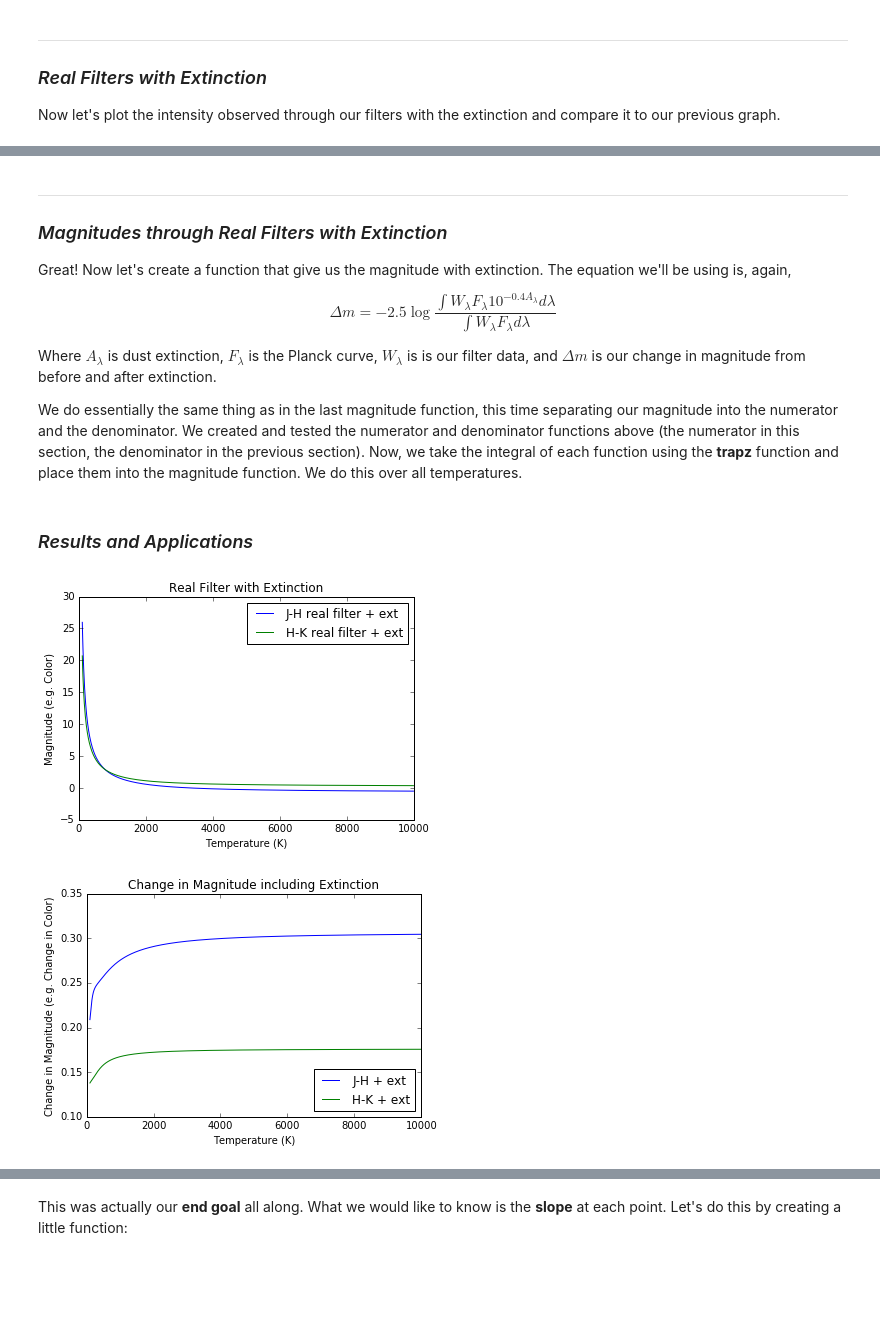
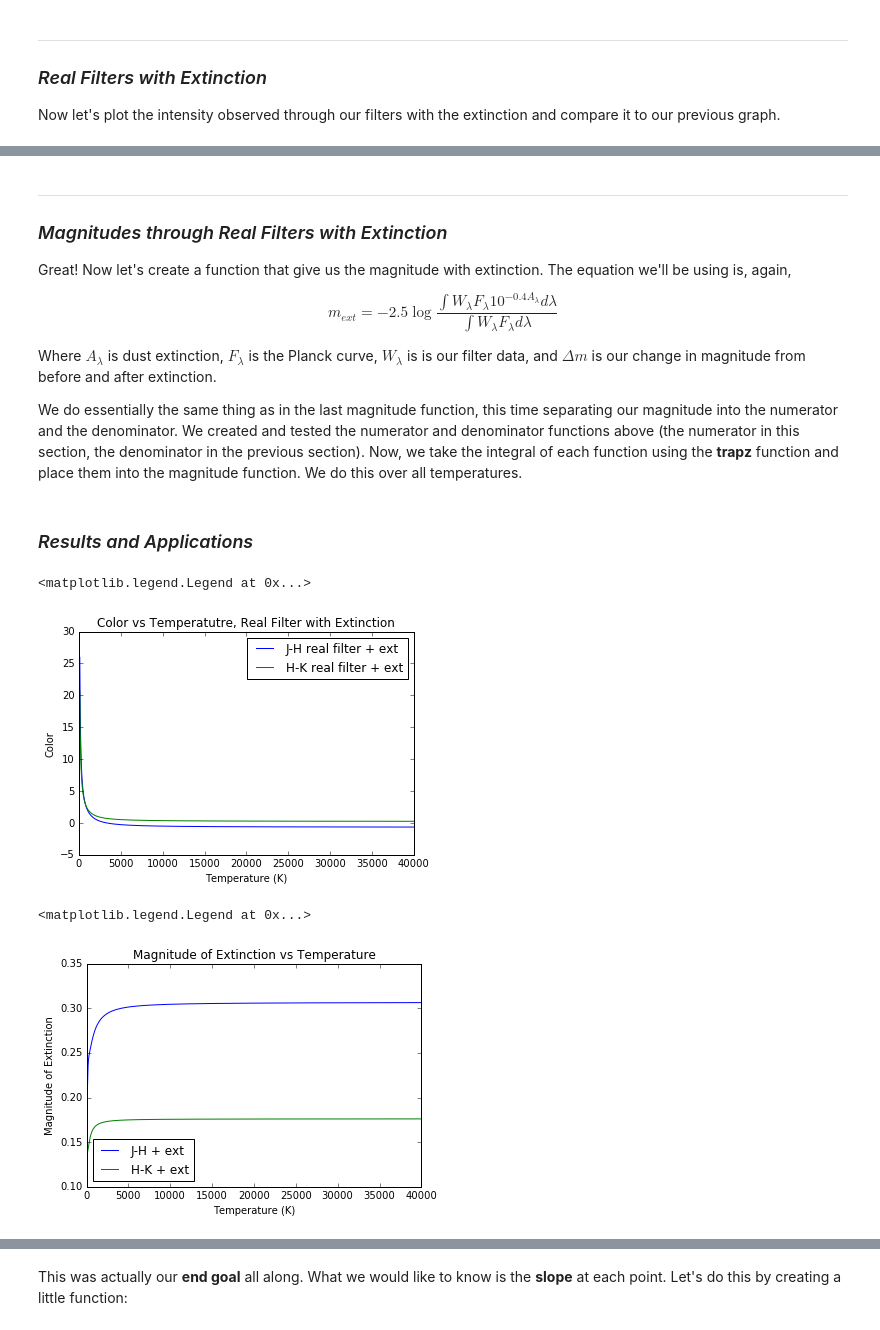
Before and after one commit to eliasog/ResearchFilters, a Jupyter notebook: Research_FiltersAndExtinction_IdealBackgroundSource.ipynb, the cells around one changed output, grey strips where cells are left out. Drawn from its saved outputs; the diff is of its cells as text; code cells hidden in the pictures; blank space fills up the shorter version.

```diff
--- a/Research_FiltersAndExtinction_IdealBackgroundSource.ipynb
+++ b/Research_FiltersAndExtinction_IdealBackgroundSource.ipynb
@@ -92,14 +111,14 @@ def planck(x, T):
     c = 3.0e+8     ## m s^-1
     k = 1.38e-23   ## J K^-1
 
-    a0 = 2.0*h*c**2
+    a0 = 2.0*(np.pi)*h*c**2
     b0 = (h*c)/(x*k*T)
     intensity = a0 / ((x**5) * (np.exp(b0) - 1.0) ) ## W m^-3
 
     return intensity
 
 wavelengths = np.arange(1e-9, 3e-6, 1e-9)   ## for our "x" value in the function
-temperatures = np.arange(100, 10000, 10)   ## for our "T" value in the function; the first third of of Main Sequence temps
+temperatures = np.arange(100, 40000, 10)   ## for our "T" value in the function; the first third of of Main Sequence temps
 # %% [markdown]
 Below we plot this intensity as a function of wavelength. Each curve will be for a different temperaure.
 # %%
@@ -479,7 +508,7 @@ def planck_microns(x, T):
     c = 3.0e+8         ## m s^-1
     k = 1.38e-23       ## J K^-1
 
-    a0 = 2.0*h*c**2
+    a0 = 2.0*(np.pi)*h*c**2
     b0 = (h*c)/((x*1e-6)*k*T)
     intensity = a0 / (((x*1e-6)**5) * (np.exp(b0) - 1.0) )
 
@@ -634,21 +710,19 @@ Our next step is to plot the real filter curves including extinction.
 
 Luckily, we were given a function to find and use several extinction values.
 # %%
-## given by Dr. Larson to find A
-
 def getFMext(wave,R,source):
 
     """
         Input: wavelength in microns, nominal R = 3.1
             source='f99' for Fitzpatrick 1999 or ='fmunred' for fmunred.pro
-        Output: Al/EBV, so user must divide by R to get Al/AV
+            source='f99 tables' reproduces common misunderstanding from that paper
+        Output: Al/EBV, so user must divide by R to get Al/AV !!!
     """
 
-    from scipy.interpolate import interp1d
+    import numpy as np
+    import scipy.interpolate as interp
 
-    import numpy as np
-
-    x_anchors = 1.0E4 / np.array([np.inf, 26500., 12200., 6000., 5470., 4670., 4110.]) #microns
+    x_anchors = 1.0E4 / np.array([np.inf, 26500., 12200., 6000., 5470., 4670., 4110.]) # microns
 
     if source=="f99 tables": # Don't use, for demonstration only
         a26500= 0.265
@@ -657,7 +731,8 @@ def getFMext(wave,R,source):
         a5470 = -0.050 +1.0016*R
         a4670 =  0.701 +1.0016*R
         a4110 =  1.208 +1.0032*R -0.00033*R**2.0 # typo in the paper -KAL
-    if source=="f99": # Don't use, for demonstration only
+
+    elif source=="f99":
         a26500= 0.265*R/3.1
         a12200= 0.829*R/3.1
         a6000 = -0.426 +1.0044*R
@@ -666,7 +741,7 @@ def getFMext(wave,R,source):
         a4110 =  1.208 +1.0032*R -0.00033*R**2.0 # typo in the paper -KAL
 
     elif source=="fmunred":
-        a26500= 0.26469*R/3.1    # R-dependent IR is the big change here -KAL
+        a26500= 0.26469*R/3.1
         a12200= 0.82925*R/3.1
         a6000 = -4.22809e-01 +1.00270*R+2.13572e-04*R**2.0
         a5470 = -5.13540e-02 +1.00216*R-7.35778e-05*R**2.0
@@ -675,7 +750,7 @@ def getFMext(wave,R,source):
 
     a_anchors = np.array([0.0, a26500, a12200, a6000, a5470, a4670, a4110])
 
-    f=interp1d(x_anchors, a_anchors, kind='cubic')
+    f=interp.interp1d(x_anchors, a_anchors, kind='cubic')
 
 
     return f(1.0/wave)
@@ -734,7 +809,7 @@ plt.legend(loc='best')
 
 Great! Now let's create a function that give us the magnitude with extinction. The equation we'll be using is, again,
 
-$$ \Delta m = -2.5 \log \frac{\int W_{\lambda} F_{\lambda} 10^{-0.4A_{\lambda}} d\lambda}{\int W_{\lambda} F_{\lambda}  d\lambda} $$
+$$ m_{ext} = -2.5 \log \frac{\int W_{\lambda} F_{\lambda} 10^{-0.4A_{\lambda}} d\lambda}{\int W_{\lambda} F_{\lambda}  d\lambda} $$
 
 Where $A_{\lambda}$ is dust extinction,
 $F_{\lambda}$ is the Planck curve,
@@ -777,25 +852,23 @@ H_K_realfilter_extinction = H_K_realfilter + H_K_extinction
 plt.plot(temperatures, J_H_realfilter_extinction, label='J-H real filter + ext')
 plt.plot(temperatures, H_K_realfilter_extinction, label='H-K real filter + ext')
 
-plt.title('Real Filter with Extinction')
+plt.title('Color vs Temperatutre, Real Filter with Extinction')
 plt.xlabel('Temperature (K)')
-plt.ylabel('Magnitude (e.g. Color)')
+plt.ylabel('Color')
 
 plt.legend(loc='best')
-
-plt.savefig('Real Filter with Extinction')
 # %% [output]
+<matplotlib.legend.Legend at 0x...>
-[figure, old version]
+[figure, new version]
 # %%
 plt.plot(temperatures, J_H_extinction, label='J-H + ext')
 plt.plot(temperatures, H_K_extinction, label='H-K + ext')
 
-plt.title('Change in Magnitude including Extinction')
+plt.title('Magnitude of Extinction vs Temperature')
 plt.xlabel('Temperature (K)')
-plt.ylabel('Change in Magnitude (e.g. Change in Color)')
+plt.ylabel('Magnitude of Extinction')
 
 plt.legend(loc='best')
-
-plt.savefig('Change in Magnitude due to Extinction')
 # %% [output]
+<matplotlib.legend.Legend at 0x...>
-[figure, old version]
+[figure, new version]
```
Also changed, not shown: parts of 43 cells of this notebook.
